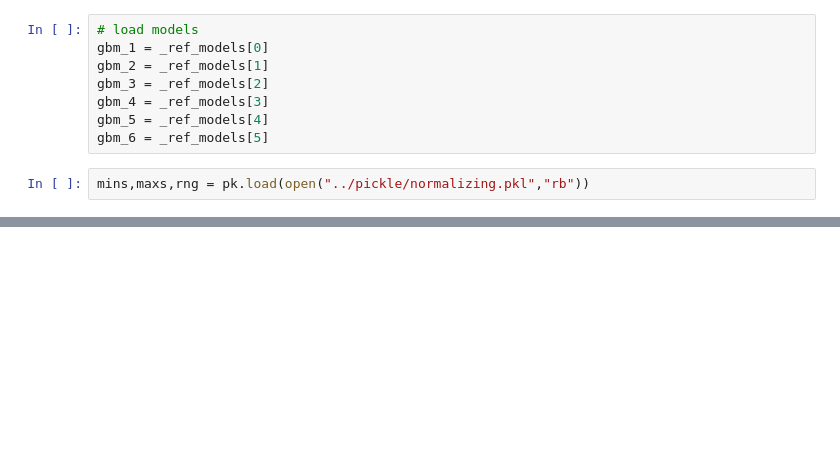
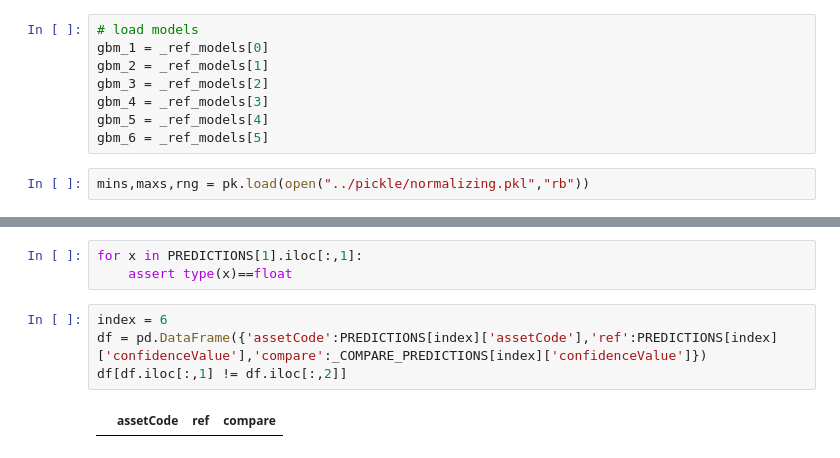
Before and after one commit to SolbiatiAlessandro/two-sigma-kaggle, a Jupyter notebook: kernels/DecisionTree/ipynb/test_rolling_predictions.ipynb, the cells around one changed output, grey strips where cells are left out. Saved outputs shown, nothing was run; the diff lists cells and outputs as text; blank space fills up the shorter version.

```diff
--- a/kernels/DecisionTree/ipynb/test_rolling_predictions.ipynb
+++ b/kernels/DecisionTree/ipynb/test_rolling_predictions.ipynb
@@ -205,0 +481,9 @@ for (market_obs_df, news_obs_df, predictions_template_df) in days:
+# %%
+for x in PREDICTIONS[1].iloc[:,1]:
+    assert type(x)==float
+# %%
+index = 6
+df = pd.DataFrame({'assetCode':PREDICTIONS[index]['assetCode'],'ref':PREDICTIONS[index]['confidenceValue'],'compare':_COMPARE_PREDICTIONS[index]['confidenceValue']})
+df[df.iloc[:,1] != df.iloc[:,2]]
+# %% [output]
+|  | assetCode | ref | compare |
```
Also changed, not shown: parts of 29 cells of this notebook, 6 other files.
